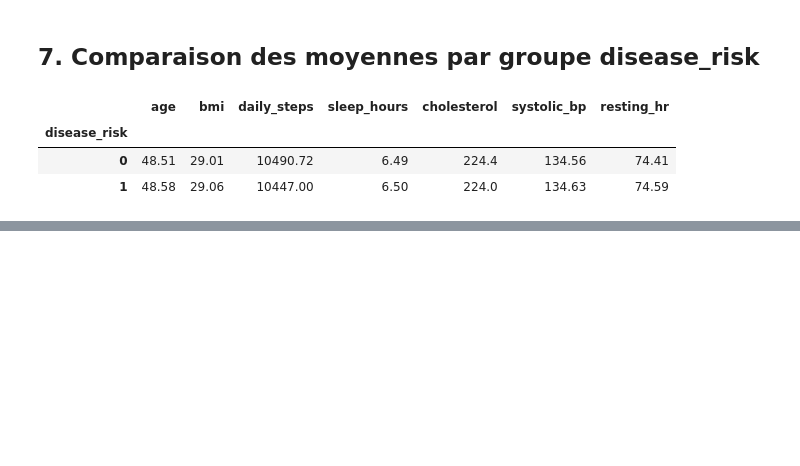
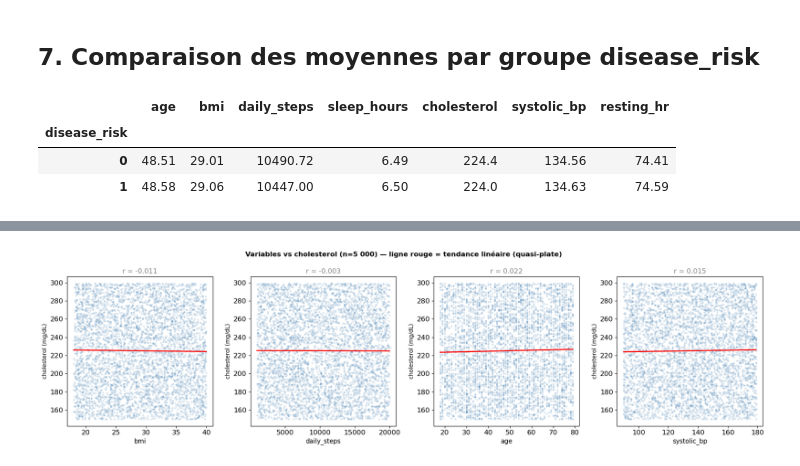
Before and after one commit to mahamatarda/Memoire-S2, a Jupyter notebook: notebooks/01_EDA.ipynb, the cells around one changed output, grey strips where cells are left out. Saved outputs shown, nothing was run; the diff lists cells and outputs as text; code cells hidden in the pictures; blank space fills up the shorter version.

```diff
--- a/notebooks/01_EDA.ipynb
+++ b/notebooks/01_EDA.ipynb
@@ -146,0 +311,26 @@ df.groupby('disease_risk')[cols].mean().round(2)
+# %%
+# Sous-échantillon pour la lisibilité
+rng = np.random.default_rng(42)
+idx = rng.choice(len(df), size=5000, replace=False)
+df_s = df.iloc[idx]
+
+vars_chol = ['bmi', 'daily_steps', 'age', 'systolic_bp']
+
+fig, axes = plt.subplots(1, 4, figsize=(18, 5))
+for ax, var in zip(axes, vars_chol):
+    ax.scatter(df_s[var], df_s['cholesterol'], alpha=0.15, s=6, color='steelblue')
+    z = np.polyfit(df_s[var], df_s['cholesterol'], 1)
+    x_line = np.linspace(df_s[var].min(), df_s[var].max(), 100)
+    ax.plot(x_line, np.poly1d(z)(x_line), 'r-', linewidth=2)
+    r = df_s[[var, 'cholesterol']].corr().iloc[0, 1]
+    ax.set_xlabel(var, fontsize=11)
+    ax.set_ylabel('cholesterol (mg/dL)', fontsize=10)
+    ax.set_title(f'r = {r:.3f}', fontsize=12, color='darkred' if abs(r) > 0.1 else 'gray')
+
+plt.suptitle('Variables vs cholesterol (n=5 000) — ligne rouge = tendance linéaire (quasi-plate)',
+             fontsize=12, fontweight='bold')
+plt.tight_layout()
+plt.savefig('../figures/scatter_vs_cholesterol.png', dpi=150)
+plt.show()
+# %% [output]
+[figure, added]
```
Also changed, not shown: parts of 13 cells of this notebook, 12 other files.
